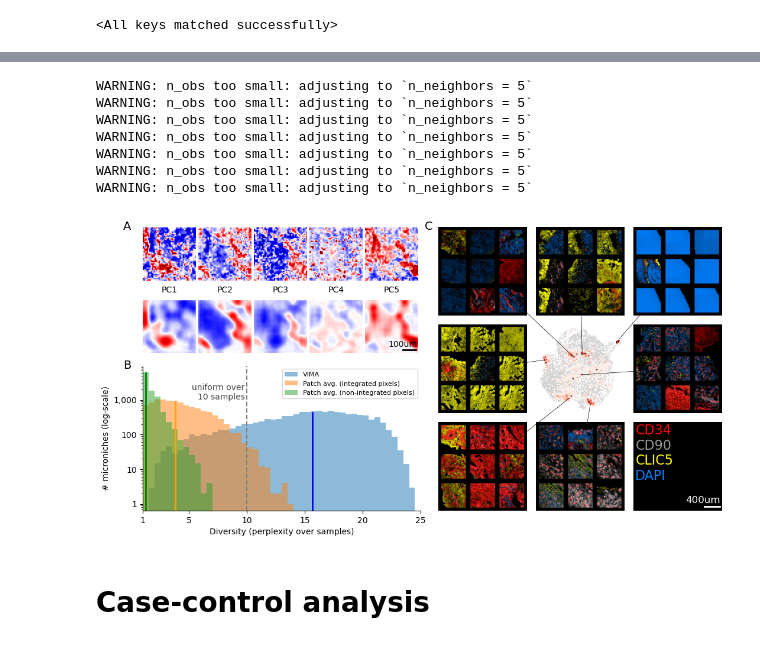
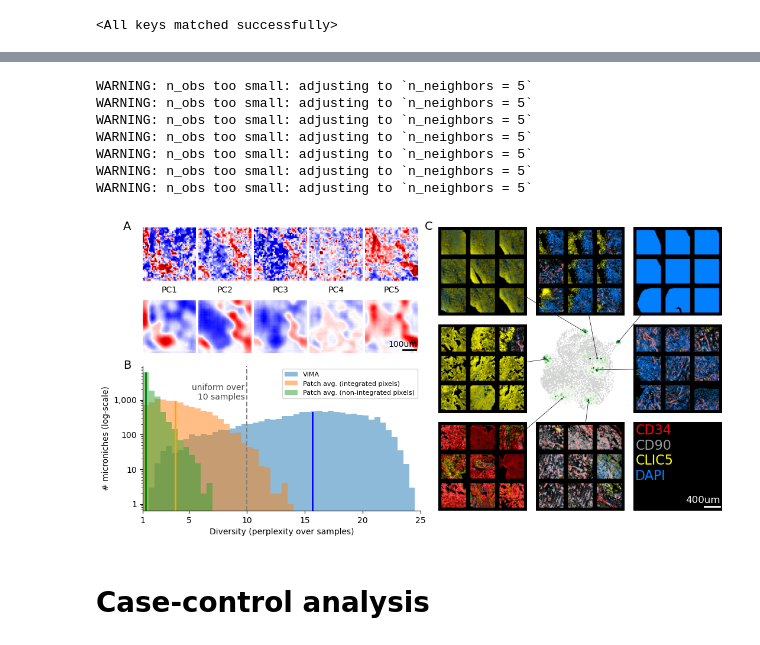
Before and after one commit to yakirr/vimapaper, a Jupyter notebook: RA/RA.3.makefigs.ipynb, the cells around one changed output, grey strips where cells are left out. Saved outputs shown, nothing was run; the diff lists cells and outputs as text; code cells hidden in the pictures.

Commit message:
adjusted RA figure

```diff
--- a/RA/RA.3.makefigs.ipynb
+++ b/RA/RA.3.makefigs.ipynb
@@ -120,0 +80,26 @@ in numpy mode
+# %%
+# make histogram of all markers
+from scipy import stats
+def make_hists(pixels, threshs=[60,99]):
+    fig, axs = plt.subplots(2,4,figsize=(10,4))
+    percentiles = {}
+    for i, ax in zip(range(len(markers)), axs.flatten()):
+        nums = pixels[:,:,:,i].flatten()
+        [a, b] = np.percentile(nums[(nums-stats.mode(nums)[0])**2 > 0.01], threshs)
+        percentiles[markers[i]] = [a,b]
+        ax.hist(nums, bins=100)
+        ax.set_title(markers[i]); ax.set_yticklabels([]); ax.set_ylim(0,400000)
+        ax.axvline(a, color='k'); ax.axvline(b, color='k')
+    plt.tight_layout(); plt.show()
+    return percentiles
+
+# use histograms of each marker to define scaling functions used to determine color intensities
+M.numpy_mode()
+Mdense.numpy_mode()
+raw_percentiles = make_hists(M[::10][0])
+raw_percentiles['DAPI'] = make_hists(M[::10][0], threshs=[58,95])['DAPI']
+raw_percentiles['CD90'] = make_hists(M[::10][0], threshs=[60,95])['CD90']
+raw_percentiles['CD68'] = make_hists(M[::10][0], threshs=[92,95])['CD90']
+raw_scalers = {
+    m : vv.scaler(raw_percentiles[m][0],raw_percentiles[m][1])
+    for m in markers}
@@ -259,7 +249,7 @@ def plot_mn(patchid, x, y):
     line(cc[0], cc[1], umap, x+insetsize/2, y+ar*insetsize/2, fig)
     sc.pl.umap(d[d.obs[f'mn_{patchid}'] > 0], color=f'mn_{patchid}', s=15,
                colorbar_loc=None, title='',
-               cmap='Reds', ax=umap, frameon=False, show=False)
+               cmap='Greens', ax=umap, frameon=False, show=False)
     ax = fig.add_axes([x, y, insetsize, ar*insetsize], zorder=1000)
     ax.imshow(Image.open(mn_pics[patchid]))
     ax.axis('off')
@@ -312,41 +302,41 @@ mn_image_locations = [
 insetsize = 0.15
 
 # plotting choices
-patchids = [17, 9845, 9351, 3901, 1501, 8001, 1783] #backup examples: patchids = [1043, 1065, 2016, 1985, 9156]
+patchids = [4755, 9898, 2193, 6857, 1522, 8008, 10322] #backup examples: 1107 (DAPI only)
 nx = ny = 3
 cmap = fibro_cmap
 
 ## patch reconstructions
 plot_patchreconstructions(3500, 0, 0.5, 0.47, 0.49) # backup examples: 500, 6649, 4526
 
 ## entropy histogram
 plot_isi(fig.add_axes([0, 0, 0.47, 0.49]))
 
 ## examples of microniches
 mn_pics = {}
 make_pics(patchids, mn_pics)
-umap = fig.add_axes([0.5+0.33/2, 0.33, 0.3/2, 0.3])
-sc.pl.umap(d, ax=umap, frameon=False, show=False, s=5)
+umapax = fig.add_axes([0.5+0.33/2, 0.33, 0.3/2, 0.3])
+sc.pl.umap(d, ax=umapax, frameon=False, show=False, s=5)
 for i, (patchid, (x,y)) in enumerate(zip(patchids, mn_image_locations)):
     plot_mn(patchid, x, y)
 color_legend(fig.add_axes([0.5+0.66/2, 0, insetsize, ar*insetsize]), line_height=0.17)
 
 # subpart labels
 fig.text(-0.02, 0.98, 'A', fontsize=fs_figsubpanel, fontweight='medium', va='top', ha='right')
 fig.text(-0.02, 0.51, 'B', fontsize=fs_figsubpanel, fontweight='medium', va='top', ha='right')
 fig.text(0.49, 0.98, 'C', fontsize=fs_figsubpanel, fontweight='medium', va='top', ha='right')
 
 fig.savefig('../_main/fig.RAoverview.pdf', bbox_inches='tight', dpi=800)
 plt.show()
 # %% [output]
 WARNING: n_obs too small: adjusting to `n_neighbors = 5`
 WARNING: n_obs too small: adjusting to `n_neighbors = 5`
 WARNING: n_obs too small: adjusting to `n_neighbors = 5`
 WARNING: n_obs too small: adjusting to `n_neighbors = 5`
 WARNING: n_obs too small: adjusting to `n_neighbors = 5`
 WARNING: n_obs too small: adjusting to `n_neighbors = 5`
 WARNING: n_obs too small: adjusting to `n_neighbors = 5`
-[figure, old version]
+[figure, new version]
 # %% [markdown]
 # Case-control analysis
 # %%
```
Also changed, not shown: parts of 8 cells of this notebook, 6 other files.
